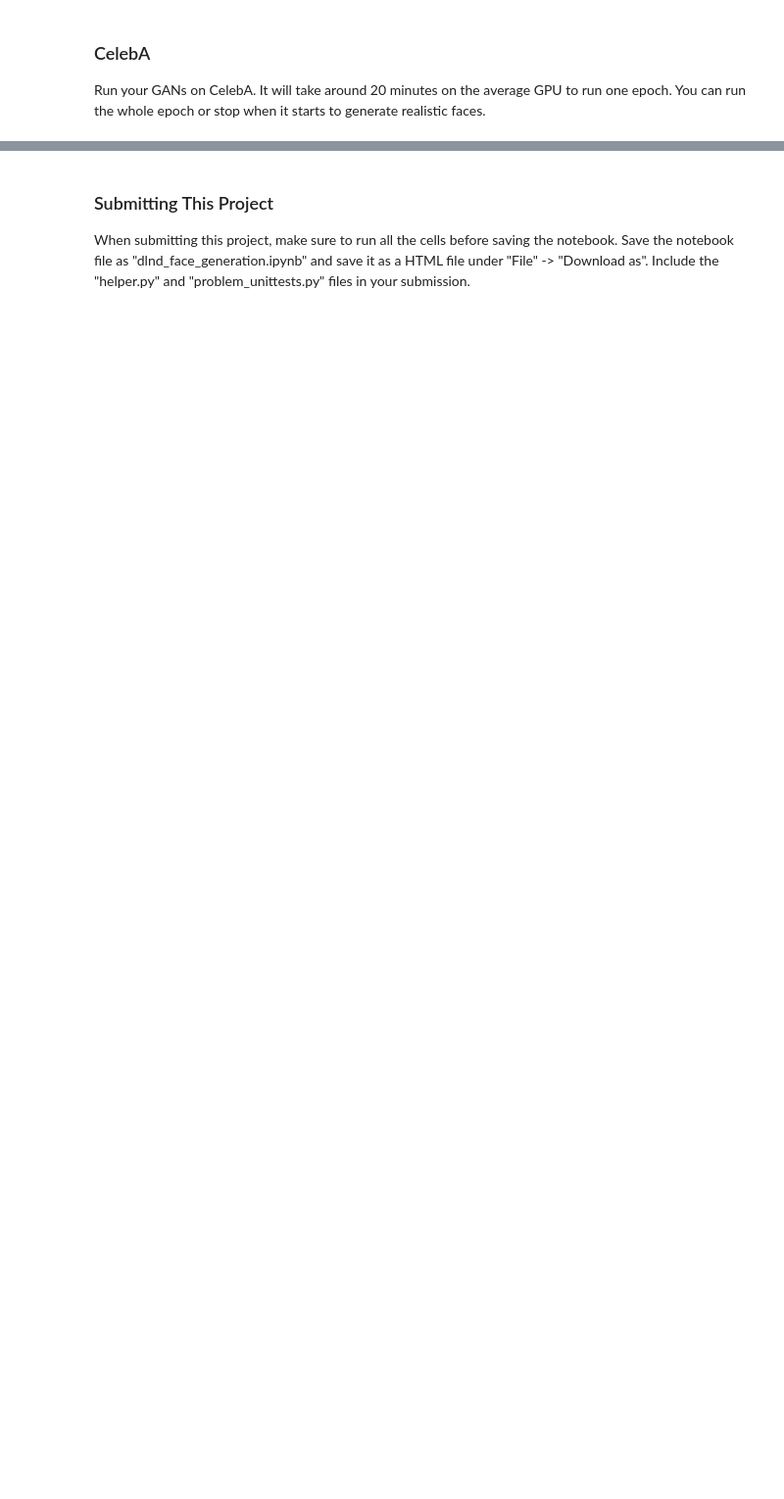
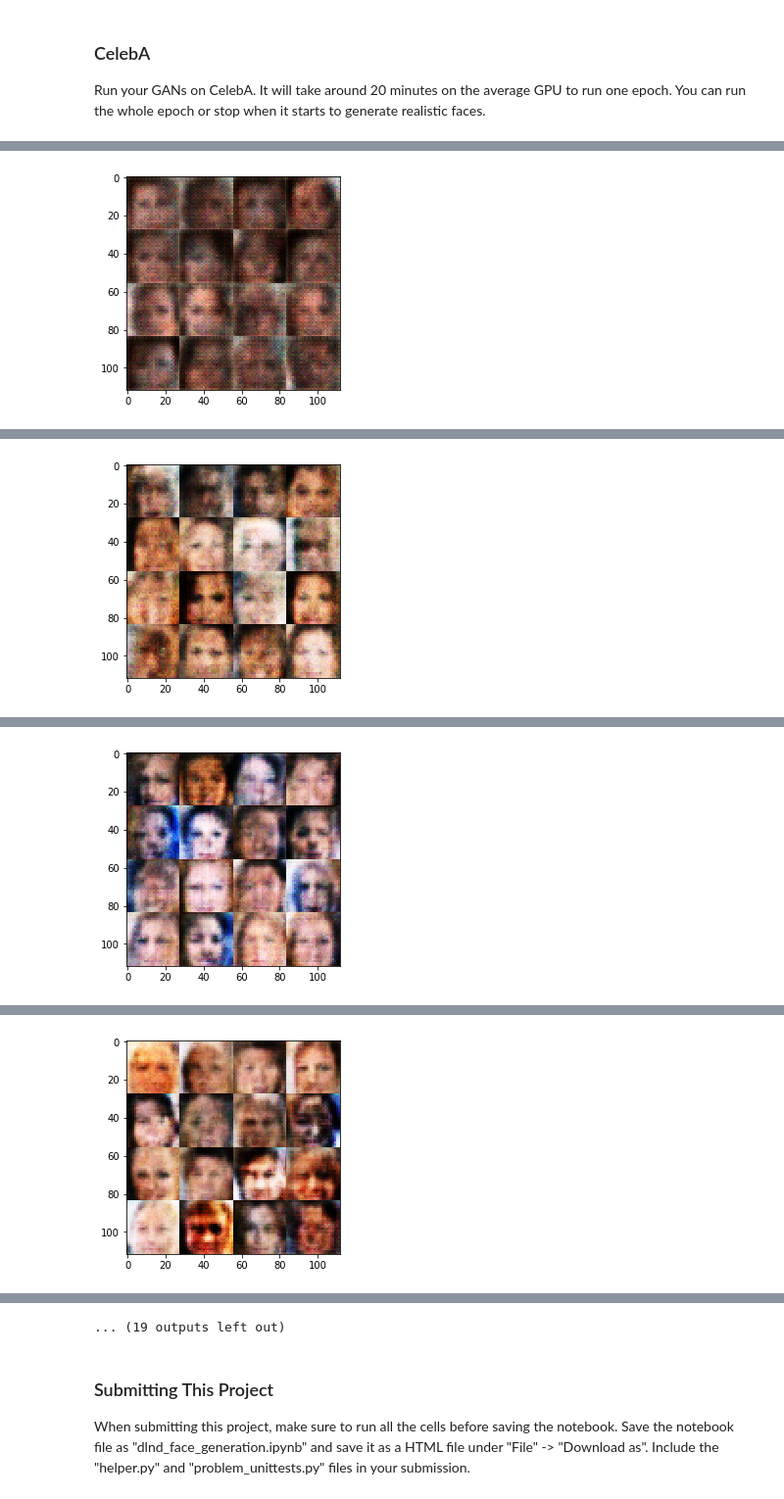
Before and after one commit to cerebrin/nd101_project5, a Jupyter notebook: dlnd_face_generation.ipynb, the cells around one changed output, grey strips where cells are left out. Shown at 98% size. Saved outputs shown, nothing was run; the diff lists cells and outputs as text; code cells hidden in the pictures; blank space fills up the shorter version.

```diff
--- a/dlnd_face_generation.ipynb
+++ b/dlnd_face_generation.ipynb
@@ -401,10 +430,10 @@ IndexError: list index out of range
 ### CelebA
 Run your GANs on CelebA.  It will take around 20 minutes on the average GPU to run one epoch.  You can run the whole epoch or stop when it starts to generate realistic faces.
 # %%
-batch_size = None
-z_dim = None
-learning_rate = None
-beta1 = None
+batch_size = 64
+z_dim = 100
+learning_rate = 0.0001
+beta1 = 0.5
 
 
 """
@@ -416,3 +445,4 @@ celeba_dataset = helper.Dataset('celeba', glob(os.path.join(data_dir, 'img_align
 with tf.Graph().as_default():
     train(epochs, batch_size, z_dim, learning_rate, beta1, celeba_dataset.get_batches,
           celeba_dataset.shape, celeba_dataset.image_mode)
+# %% [output]
@@ -418,0 +451 @@ with tf.Graph().as_default():
+[figure, added]
@@ -418,0 +454 @@ with tf.Graph().as_default():
+[figure, added]
@@ -418,0 +457 @@ with tf.Graph().as_default():
+[figure, added]
@@ -418,0 +460 @@ with tf.Graph().as_default():
+[figure, added]
@@ -419,3 +467,4 @@ with tf.Graph().as_default():
+... (19 outputs left out)
 # %% [markdown]
 ### Submitting This Project
 When submitting this project, make sure to run all the cells before saving the notebook. Save the notebook file as "dlnd_face_generation.ipynb" and save it as a HTML file under "File" -> "Download as". Include the "helper.py" and "problem_unittests.py" files in your submission.
```
Also changed, not shown: parts of 9 cells of this notebook.
